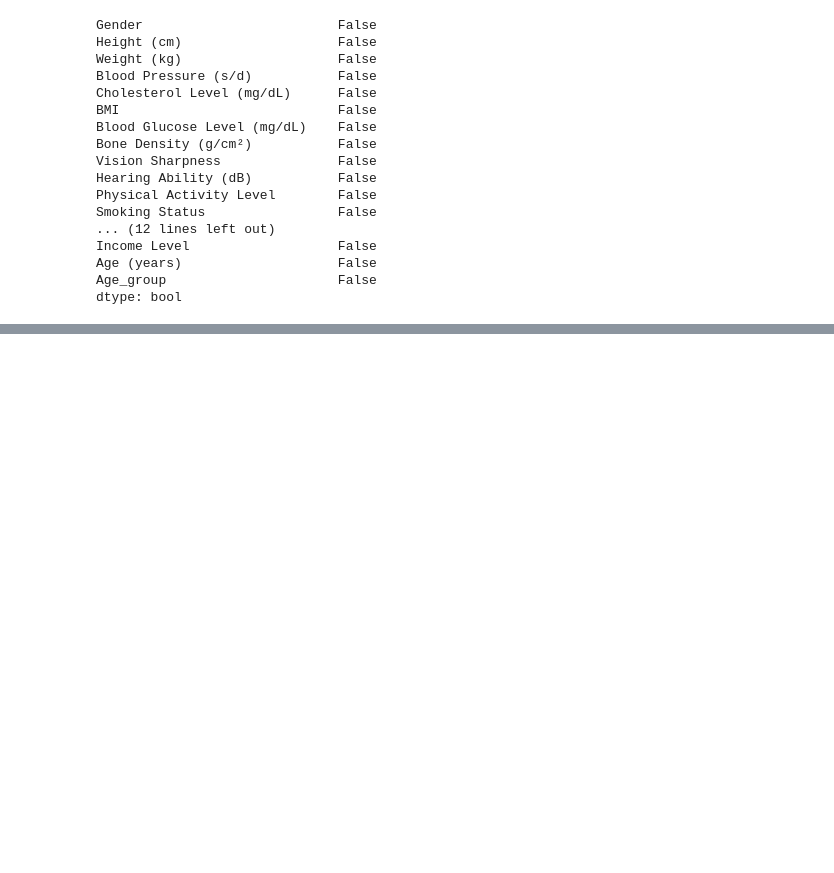
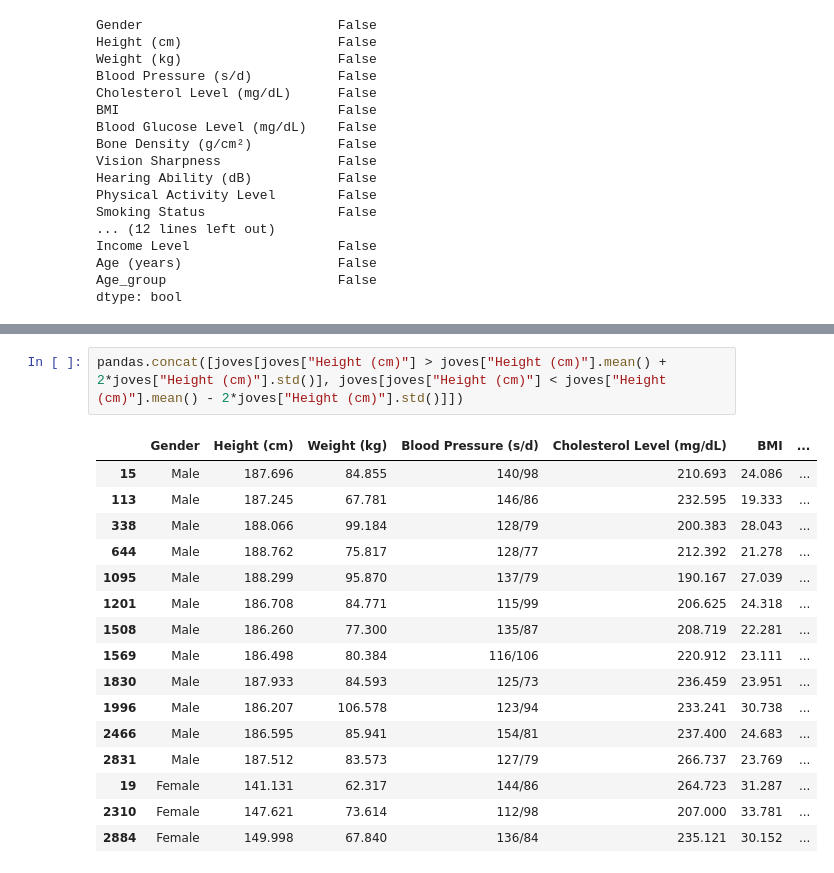
Before and after one commit to PauRF03/practica-MIDA, a Jupyter notebook: Preprocessing.ipynb, the cells around one changed output, grey strips where cells are left out. Drawn from its saved outputs; the diff is of its cells as text; blank space fills up the shorter version.

```diff
--- a/Preprocessing.ipynb
+++ b/Preprocessing.ipynb
@@ -70,0 +90,19 @@ TypeError: type() takes 1 or 3 arguments
+# %%
+pandas.concat([joves[joves["Height (cm)"] > joves["Height (cm)"].mean() + 2*joves["Height (cm)"].std()], joves[joves["Height (cm)"] < joves["Height (cm)"].mean() - 2*joves["Height (cm)"].std()]])
+# %% [output]
+|  | Gender | Height (cm) | Weight (kg) | Blood Pressure (s/d) | Cholesterol Level (mg/dL) | BMI | ... |
+| 15 | Male | 187.696 | 84.855 | 140/98 | 210.693 | 24.086 | ... |
+| 113 | Male | 187.245 | 67.781 | 146/86 | 232.595 | 19.333 | ... |
+| 338 | Male | 188.066 | 99.184 | 128/79 | 200.383 | 28.043 | ... |
+| 644 | Male | 188.762 | 75.817 | 128/77 | 212.392 | 21.278 | ... |
+| 1095 | Male | 188.299 | 95.870 | 137/79 | 190.167 | 27.039 | ... |
+| 1201 | Male | 186.708 | 84.771 | 115/99 | 206.625 | 24.318 | ... |
+| 1508 | Male | 186.260 | 77.300 | 135/87 | 208.719 | 22.281 | ... |
+| 1569 | Male | 186.498 | 80.384 | 116/106 | 220.912 | 23.111 | ... |
+| 1830 | Male | 187.933 | 84.593 | 125/73 | 236.459 | 23.951 | ... |
+| 1996 | Male | 186.207 | 106.578 | 123/94 | 233.241 | 30.738 | ... |
+| 2466 | Male | 186.595 | 85.941 | 154/81 | 237.400 | 24.683 | ... |
+| 2831 | Male | 187.512 | 83.573 | 127/79 | 266.737 | 23.769 | ... |
+| 19 | Female | 141.131 | 62.317 | 144/86 | 264.723 | 31.287 | ... |
+| 2310 | Female | 147.621 | 73.614 | 112/98 | 207.000 | 33.781 | ... |
+| 2884 | Female | 149.998 | 67.840 | 136/84 | 235.121 | 30.152 | ... |
```
Also changed, not shown: parts of 5 cells of this notebook.
